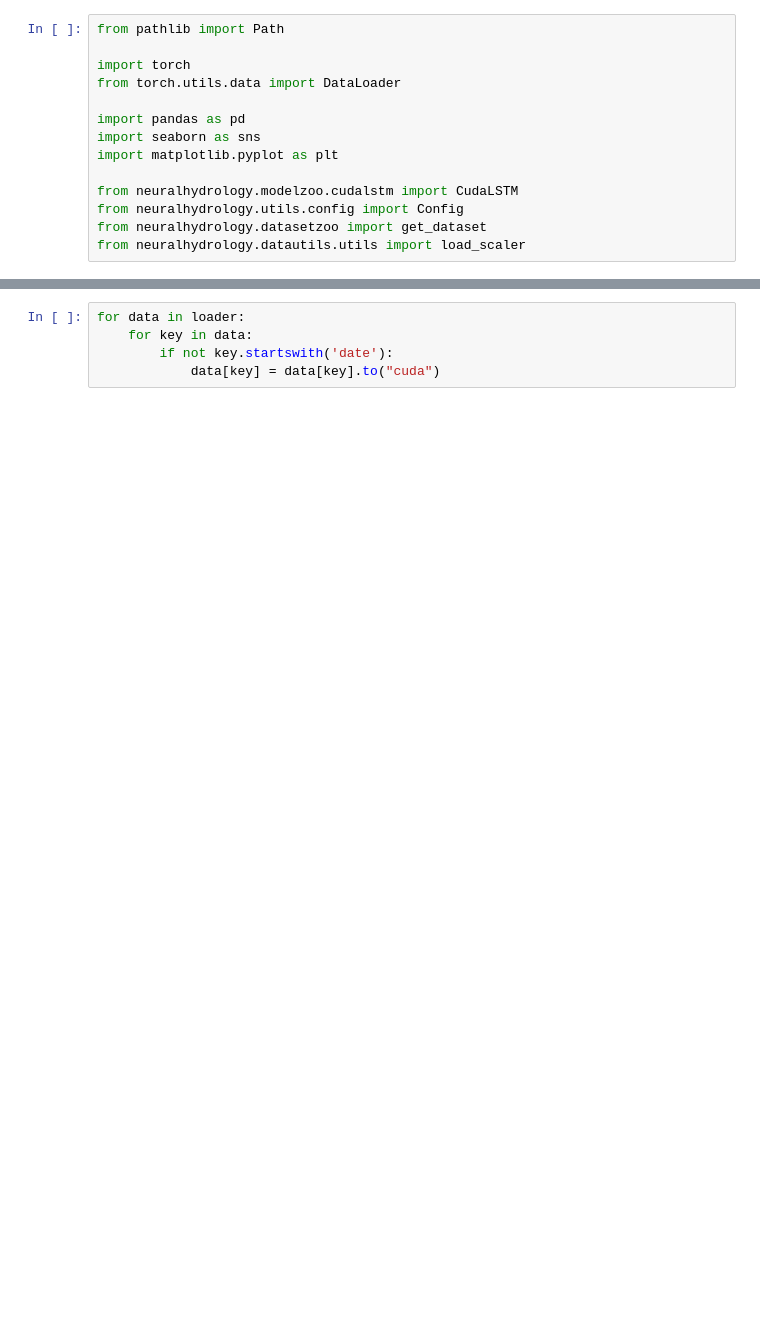
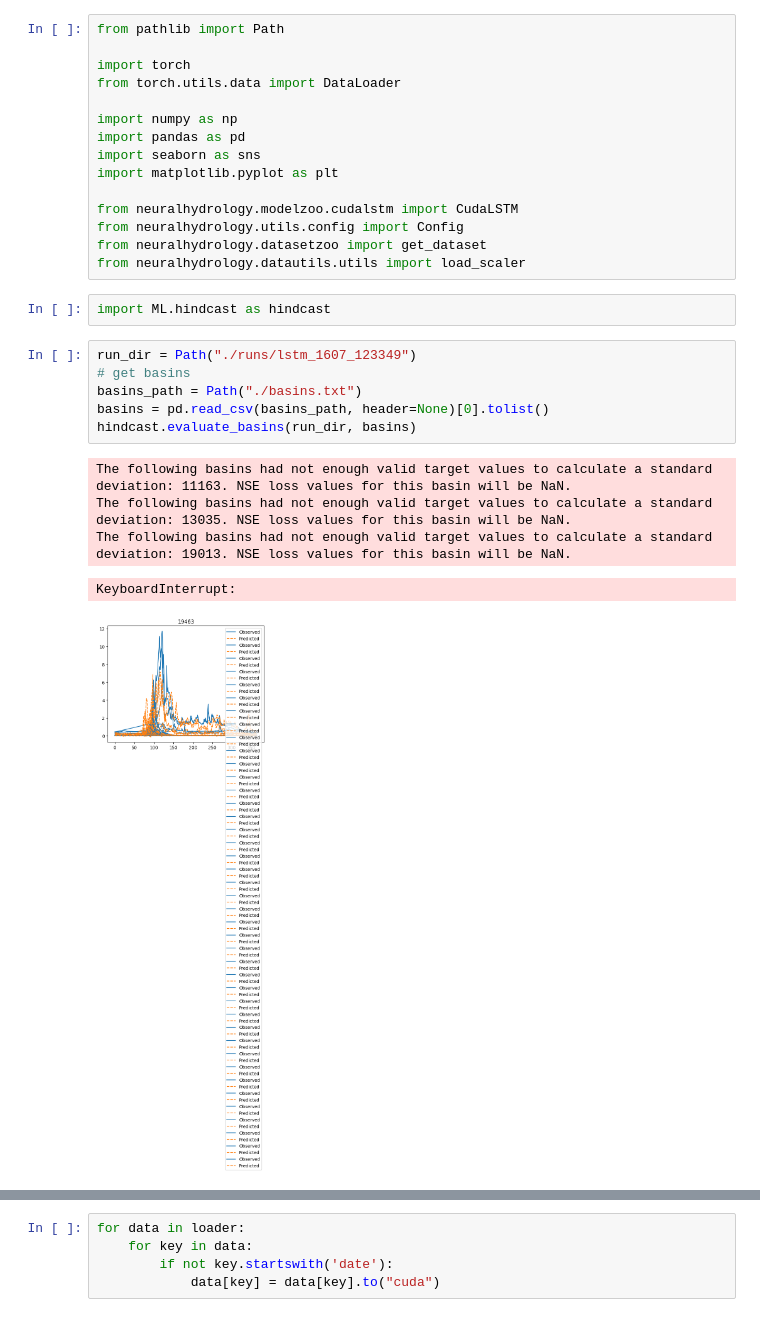
Before and after one commit to parcefal99/flood-prediction, a Jupyter notebook: ML/tmp.ipynb, the cells around one changed output, grey strips where cells are left out. Drawn from its saved outputs; the diff is of its cells as text; blank space fills up the shorter version.

Commit message:
add hindcast evaluations

```diff
--- a/ML/tmp.ipynb
+++ b/ML/tmp.ipynb
@@ -4,6 +4,7 @@ from pathlib import Path
 import torch
 from torch.utils.data import DataLoader
 
+import numpy as np
 import pandas as pd
 import seaborn as sns
 import matplotlib.pyplot as plt
@@ -12,3 +13,17 @@ from neuralhydrology.modelzoo.cudalstm import CudaLSTM
 from neuralhydrology.utils.config import Config
 from neuralhydrology.datasetzoo import get_dataset
 from neuralhydrology.datautils.utils import load_scaler
+# %%
+import ML.hindcast as hindcast
+# %%
+run_dir = Path("./runs/lstm_1607_123349")
+# get basins
+basins_path = Path("./basins.txt")
+basins = pd.read_csv(basins_path, header=None)[0].tolist()
+hindcast.evaluate_basins(run_dir, basins)
+# %% [output]
+The following basins had not enough valid target values to calculate a standard deviation: 11163. NSE loss values for this basin will be NaN.
+The following basins had not enough valid target values to calculate a standard deviation: 13035. NSE loss values for this basin will be NaN.
+The following basins had not enough valid target values to calculate a standard deviation: 19013. NSE loss values for this basin will be NaN.
+KeyboardInterrupt:
+[figure, added]
```
Also changed, not shown: parts of 35 cells of this notebook, 4 other files.
